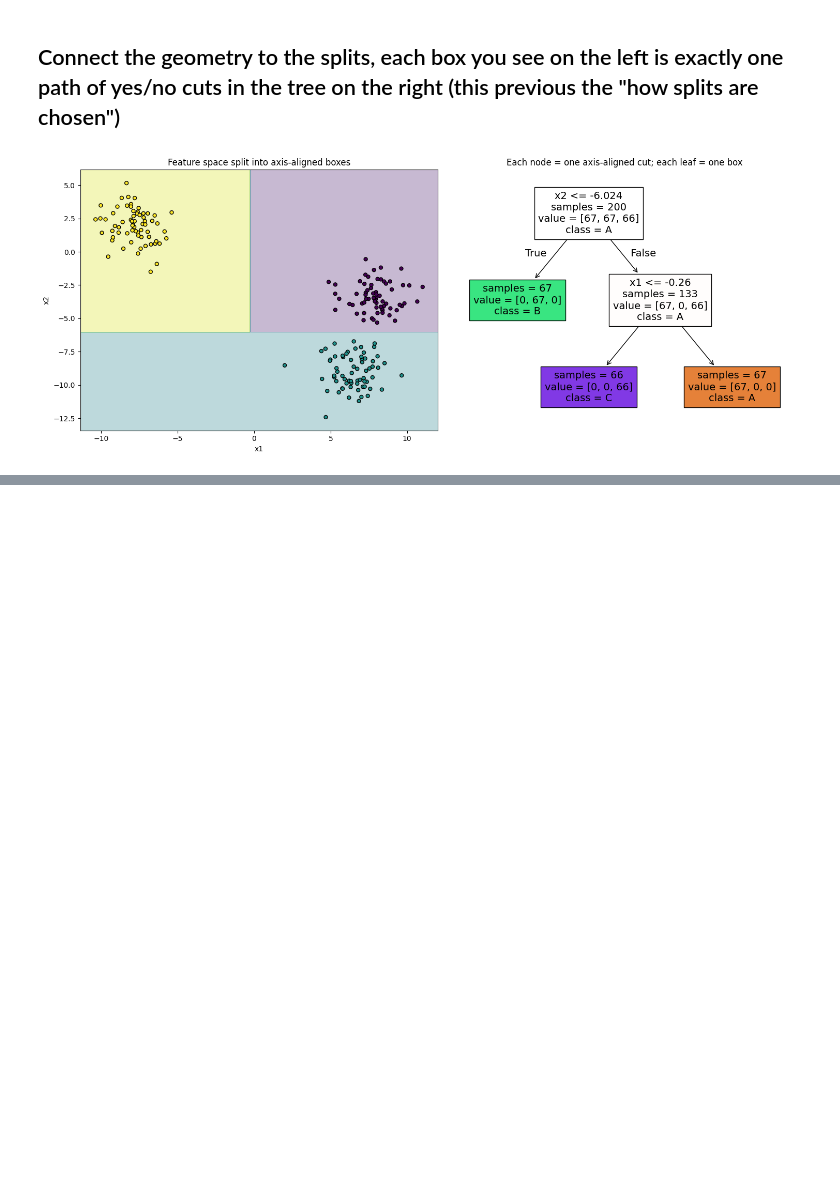
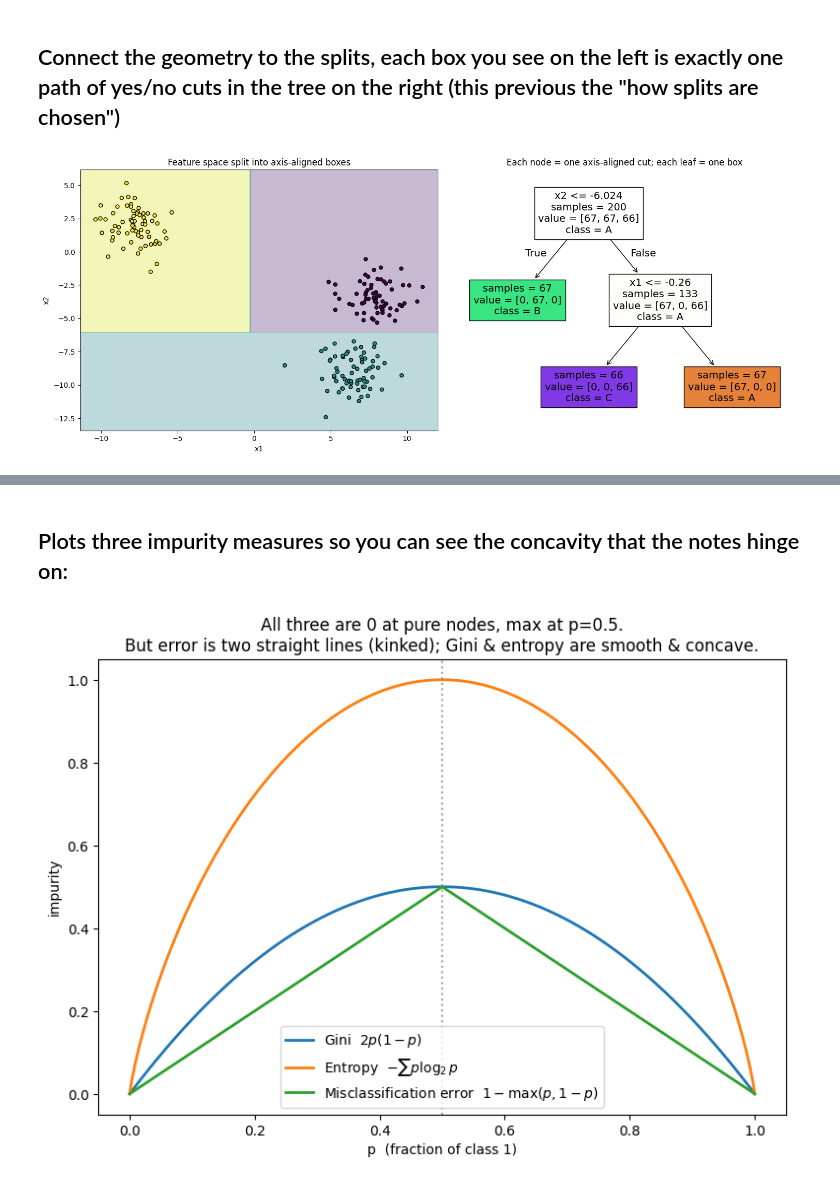
Before and after one commit to bmart231/ml-implementations, a Jupyter notebook: decision_trees/decision_trees.ipynb, the cells around one changed output, grey strips where cells are left out. Drawn from its saved outputs; the diff is of its cells as text; code cells hidden in the pictures; blank space fills up the shorter version.

```diff
--- a/decision_trees/decision_trees.ipynb
+++ b/decision_trees/decision_trees.ipynb
@@ -186,0 +523,28 @@ plt.show()
+# %% [markdown]
+## Plots three impurity measures so you can see the concavity that the notes hinge on:
+# %%
+# Cell 1 — The shape of impurity: why concavity matters
+import numpy as np
+import matplotlib.pyplot as plt
+
+p = np.linspace(0, 1, 500)          # fraction of class 1 in a binary node
+
+gini    = 2 * p * (1 - p)                                  # 1 - (p^2 + (1-p)^2) = 2p(1-p)
+entropy = -(p * np.log2(p + 1e-12) + (1-p) * np.log2(1-p + 1e-12))
+error   = 1 - np.maximum(p, 1 - p)                         # 1 - max(p, 1-p)
+
+plt.figure(figsize=(9, 6))
+plt.plot(p, gini,    lw=2, label="Gini  $2p(1-p)$")
+plt.plot(p, entropy, lw=2, label="Entropy  $-\\sum p\\log_2 p$")
+plt.plot(p, error,   lw=2, label="Misclassification error  $1-\\max(p,1-p)$")
+plt.axvline(0.5, color="gray", ls=":", alpha=0.7)
+plt.xlabel("p  (fraction of class 1)"); plt.ylabel("impurity")
+plt.title("All three are 0 at pure nodes, max at p=0.5.\n"
+          "But error is two straight lines (kinked); Gini & entropy are smooth & concave.")
+plt.legend(); plt.show()
+
+# The CONCAVITY (curvature) of Gini/entropy is the whole point: a concave impurity
+# always rewards splitting a node into more-skewed children. The piecewise-LINEAR error
+# is flat along each segment, so many splits look equally good to it.
+# %% [output]
+[figure, added]
```
Also changed, not shown: parts of 18 cells of this notebook.
